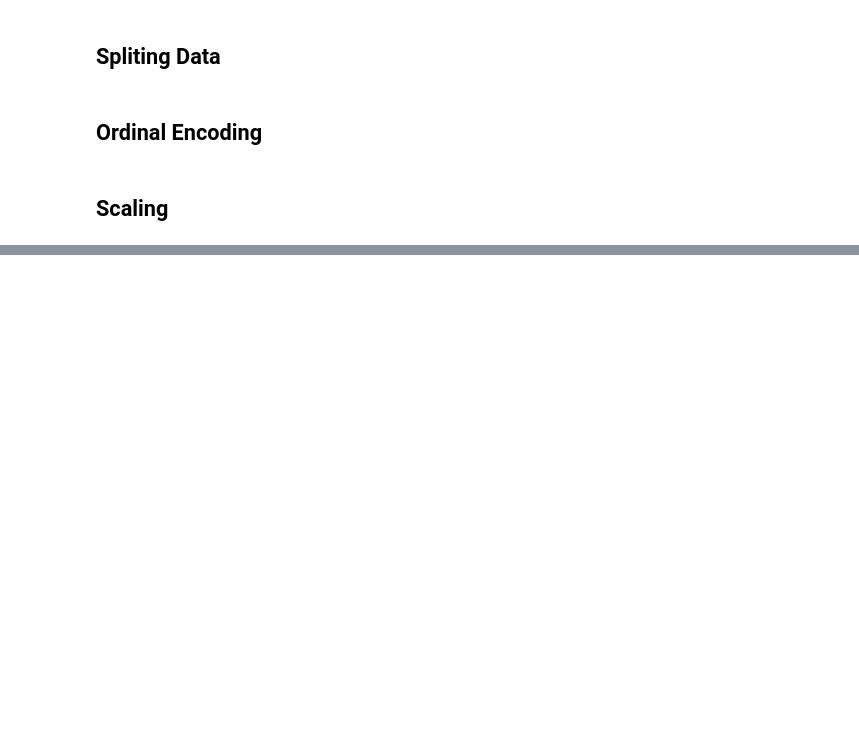
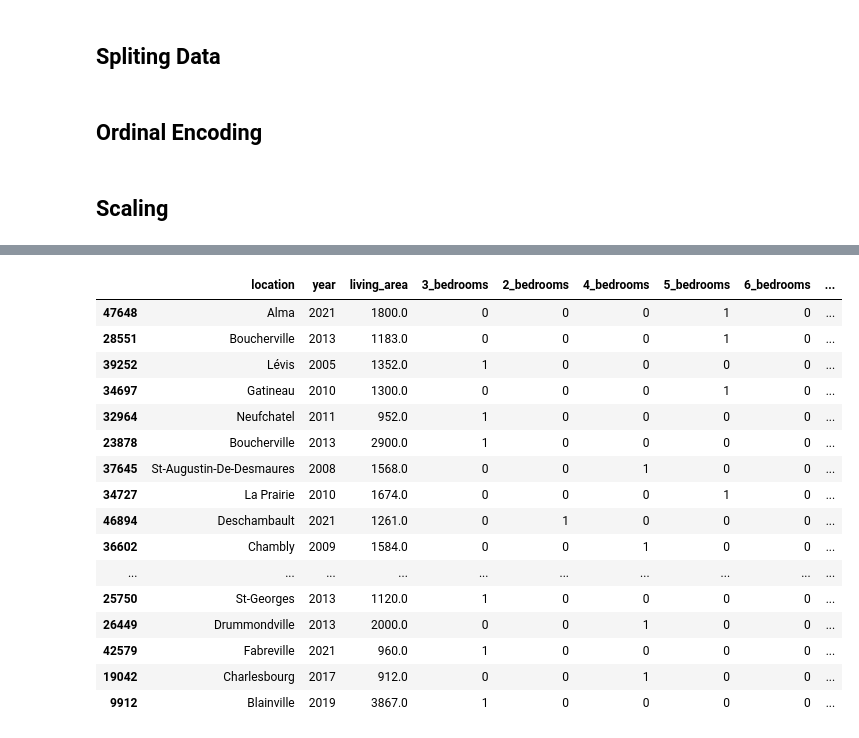
Before and after one commit to simkass/quebec-real-estate-analysis, a Jupyter notebook: quebec_real_estate/build_model.ipynb, the cells around one changed output, grey strips where cells are left out. Cells and saved outputs as stored; diff of their text form; code cells hidden in the pictures; blank space fills up the shorter version.

```diff
--- a/quebec_real_estate/build_model.ipynb
+++ b/quebec_real_estate/build_model.ipynb
@@ -203,0 +208,45 @@ plot_loss(history)
+# %%
+sk_predicted_prices = target_scaler.inverse_transform(reg.predict(X_test))
+tf_predicted_prices = target_scaler.inverse_transform(model.predict(X_test))
+real_prices = target_scaler.inverse_transform(y_test)
+# %%
+test_df = X_test.copy()
+# %%
+for col in ordinal_cols:
+    test_df[col] = ordinal_encoders[col].inverse_transform(test_df[[col]])
+
+for col in numerical_cols:
+    test_df[col] = scalers[col].inverse_transform(test_df[[col]])
+# %%
+d = {}
+d['real price'] = list(real_prices)
+d['sk predicted price'] = list(sk_predicted_prices)
+d['tf predicted price'] = list(tf_predicted_prices)
+
+test_df['real price'] = d['real price']
+test_df['sk predicted price'] = d['sk predicted price']
+test_df['tf predicted price'] = d['tf predicted price']
+
+test_df['real price'] = test_df['real price'].astype(int)
+test_df['sk predicted price'] = test_df['sk predicted price'].astype(int)
+test_df['tf predicted price'] = test_df['tf predicted price'].astype(int)
+# %%
+test_df.head(30)
+# %% [output]
+|  | location | year | living_area | 3_bedrooms | 2_bedrooms | 4_bedrooms | 5_bedrooms | 6_bedrooms | ... |
+| 47648 | Alma | 2021 | 1800.0 | 0 | 0 | 0 | 1 | 0 | ... |
+| 28551 | Boucherville | 2013 | 1183.0 | 0 | 0 | 0 | 1 | 0 | ... |
+| 39252 | Lévis | 2005 | 1352.0 | 1 | 0 | 0 | 0 | 0 | ... |
+| 34697 | Gatineau | 2010 | 1300.0 | 0 | 0 | 0 | 1 | 0 | ... |
+| 32964 | Neufchatel | 2011 | 952.0 | 1 | 0 | 0 | 0 | 0 | ... |
+| 23878 | Boucherville | 2013 | 2900.0 | 1 | 0 | 0 | 0 | 0 | ... |
+| 37645 | St-Augustin-De-Desmaures | 2008 | 1568.0 | 0 | 0 | 1 | 0 | 0 | ... |
+| 34727 | La Prairie | 2010 | 1674.0 | 0 | 0 | 0 | 1 | 0 | ... |
+| 46894 | Deschambault | 2021 | 1261.0 | 0 | 1 | 0 | 0 | 0 | ... |
+| 36602 | Chambly | 2009 | 1584.0 | 0 | 0 | 1 | 0 | 0 | ... |
+| ... | ... | ... | ... | ... | ... | ... | ... | ... | ... |
+| 25750 | St-Georges | 2013 | 1120.0 | 1 | 0 | 0 | 0 | 0 | ... |
+| 26449 | Drummondville | 2013 | 2000.0 | 0 | 0 | 1 | 0 | 0 | ... |
+| 42579 | Fabreville | 2021 | 960.0 | 1 | 0 | 0 | 0 | 0 | ... |
+| 19042 | Charlesbourg | 2017 | 912.0 | 0 | 0 | 1 | 0 | 0 | ... |
+| 9912 | Blainville | 2019 | 3867.0 | 1 | 0 | 0 | 0 | 0 | ... |
```
Also changed, not shown: parts of 14 cells of this notebook, 1 other file.
